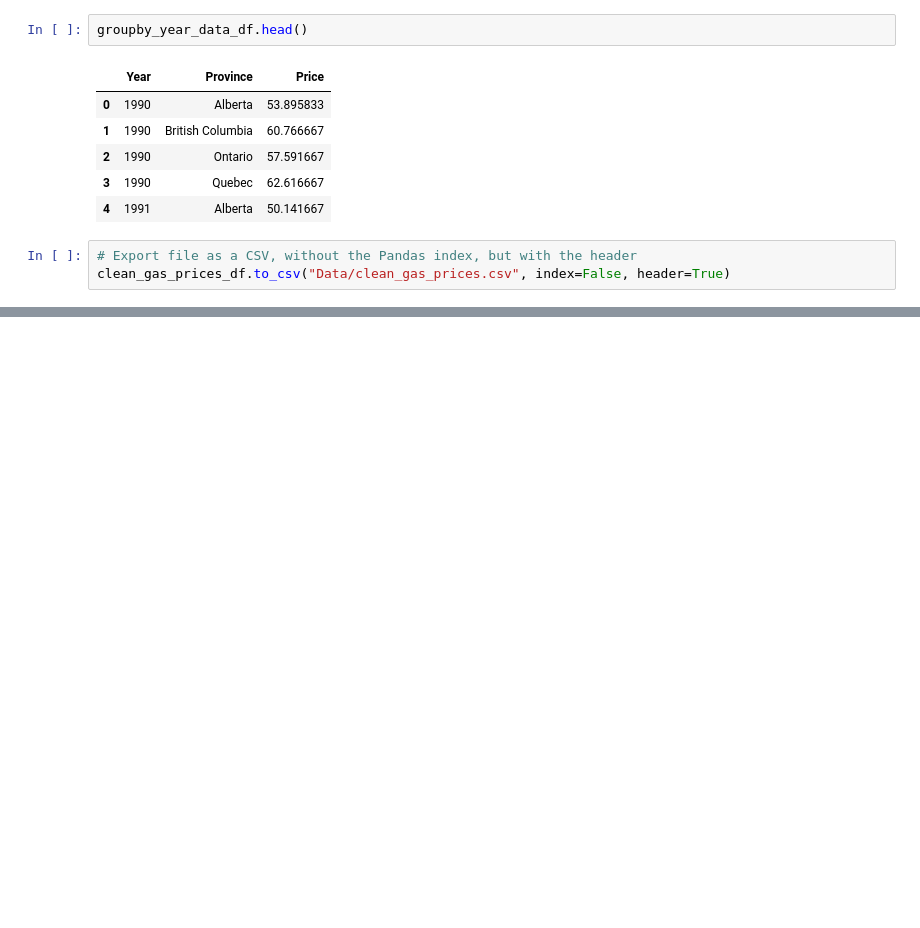
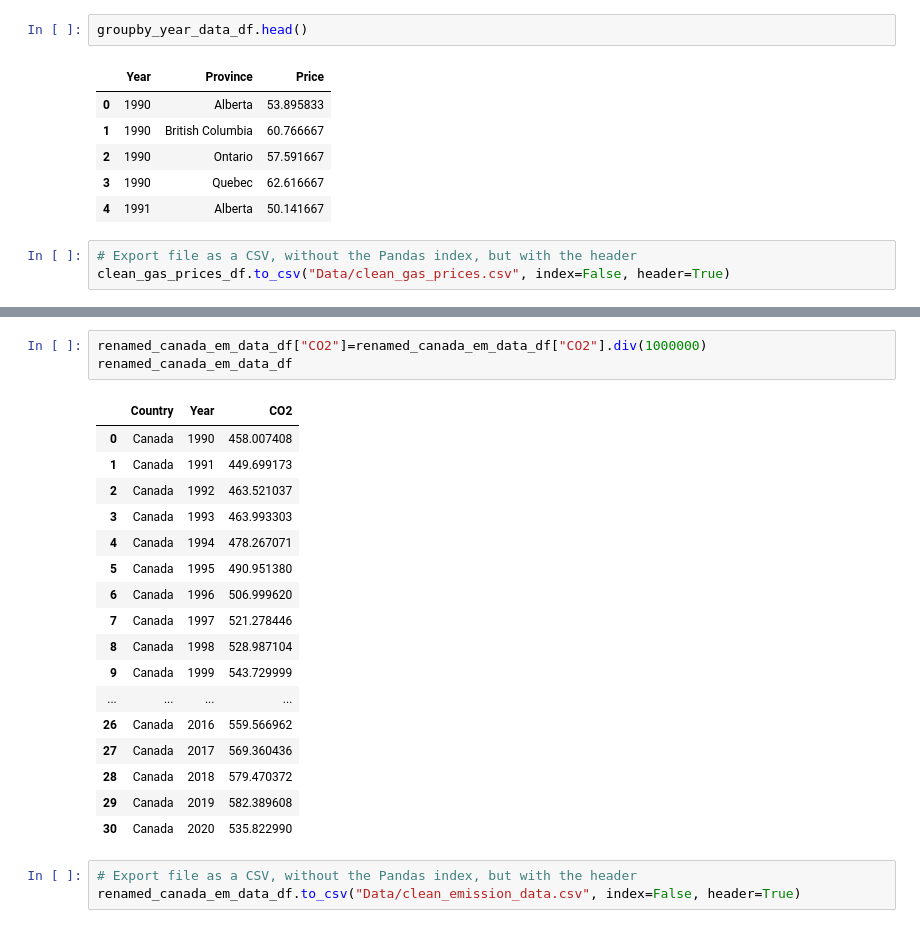
Before and after one commit to SherryKennedy/ETL-CO2_vs_Gas_Prices, a Jupyter notebook: CO2_data.ipynb, the cells around one changed output, grey strips where cells are left out. Saved outputs shown, nothing was run; the diff lists cells and outputs as text; blank space fills up the shorter version.

```diff
--- a/CO2_data.ipynb
+++ b/CO2_data.ipynb
@@ -142,0 +267,24 @@ clean_gas_prices_df.to_csv("Data/clean_gas_prices.csv", index=False, header=True
+# %%
+renamed_canada_em_data_df["CO2"]=renamed_canada_em_data_df["CO2"].div(1000000)
+renamed_canada_em_data_df
+# %% [output]
+|  | Country | Year | CO2 |
+| 0 | Canada | 1990 | 458.007408 |
+| 1 | Canada | 1991 | 449.699173 |
+| 2 | Canada | 1992 | 463.521037 |
+| 3 | Canada | 1993 | 463.993303 |
+| 4 | Canada | 1994 | 478.267071 |
+| 5 | Canada | 1995 | 490.951380 |
+| 6 | Canada | 1996 | 506.999620 |
+| 7 | Canada | 1997 | 521.278446 |
+| 8 | Canada | 1998 | 528.987104 |
+| 9 | Canada | 1999 | 543.729999 |
+| ... | ... | ... | ... |
+| 26 | Canada | 2016 | 559.566962 |
+| 27 | Canada | 2017 | 569.360436 |
+| 28 | Canada | 2018 | 579.470372 |
+| 29 | Canada | 2019 | 582.389608 |
+| 30 | Canada | 2020 | 535.822990 |
+# %%
+# Export file as a CSV, without the Pandas index, but with the header
+renamed_canada_em_data_df.to_csv("Data/clean_emission_data.csv", index=False, header=True)
```
Also changed, not shown: parts of 9 cells of this notebook, 2 other files.
